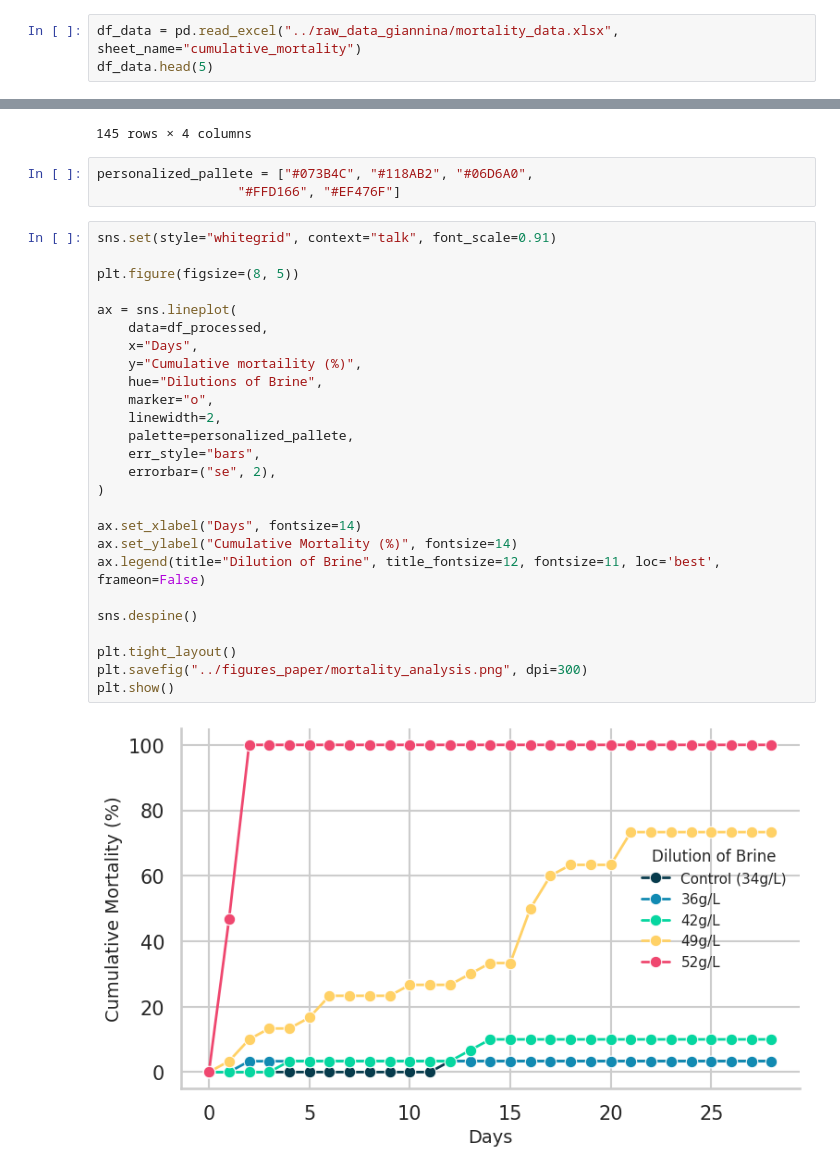
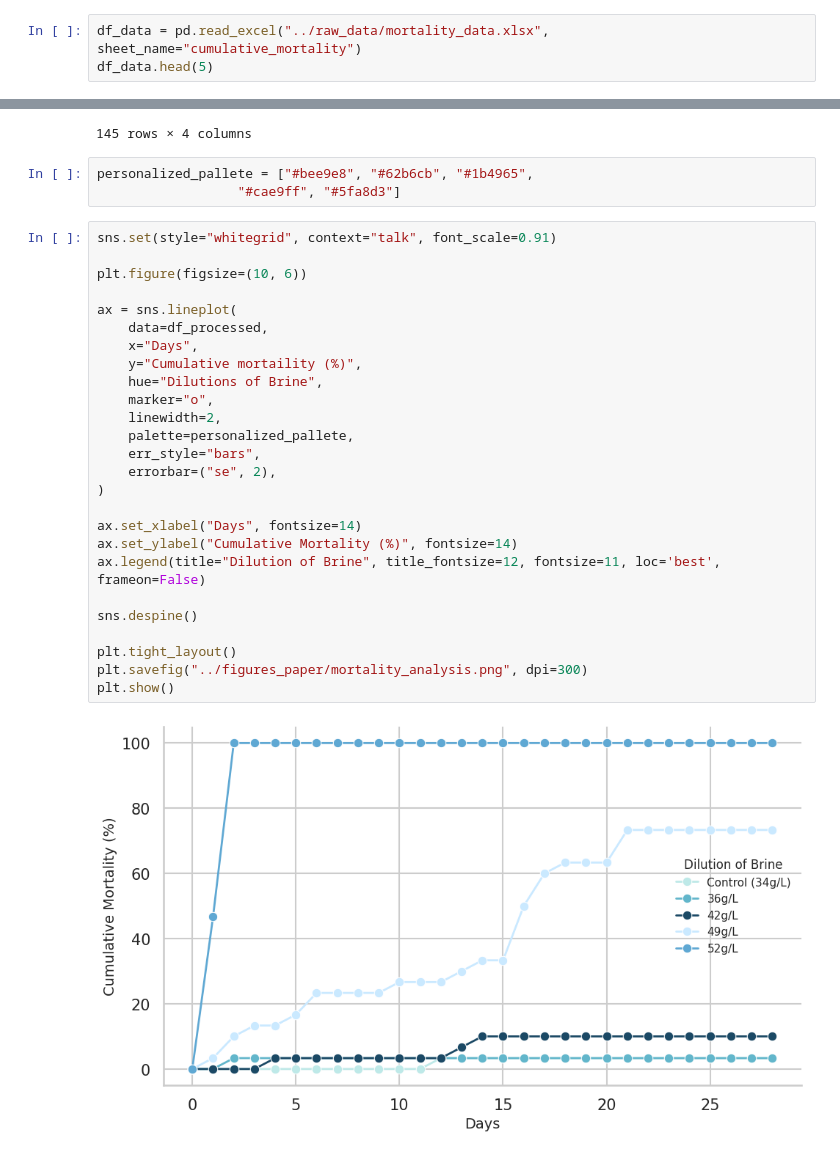
Before and after one commit to dMedinaO/PI5P4K_analysis, a Jupyter notebook: notebook_analysis/mortality_analysis.ipynb, the cells around one changed output, grey strips where cells are left out. Cells and saved outputs as stored; diff of their text form.

```diff
--- a/notebook_analysis/mortality_analysis.ipynb
+++ b/notebook_analysis/mortality_analysis.ipynb
@@ -12,7 +12,7 @@ import matplotlib.pyplot as plt
 # %% [markdown]
 - Read dataset and prepare for statistical analysis
 # %%
-df_data = pd.read_excel("../raw_data_giannina/mortality_data.xlsx", sheet_name="cumulative_mortality")
+df_data = pd.read_excel("../raw_data/mortality_data.xlsx", sheet_name="cumulative_mortality")
 df_data.head(5)
 # %% [output]
 |  | Days | control (34g/L) | 36g/L | 42g/L | 49g/L | 52g/L |
@@ -63,34 +63,34 @@ df_processed
 | 143 | 27 | 27 | 100.0 | 52g/L |
 | 144 | 28 | 28 | 100.0 | 52g/L |
 145 rows × 4 columns
-# %%
-personalized_pallete = ["#073B4C", "#118AB2", "#06D6A0",
-                  "#FFD166", "#EF476F"]
+# %%
+personalized_pallete = ["#bee9e8", "#62b6cb", "#1b4965",
+                  "#cae9ff", "#5fa8d3"]
 # %%
 sns.set(style="whitegrid", context="talk", font_scale=0.91)
 
-plt.figure(figsize=(8, 5))
+plt.figure(figsize=(10, 6))
 
 ax = sns.lineplot(
     data=df_processed,
     x="Days",
     y="Cumulative mortaility (%)",
     hue="Dilutions of Brine",
     marker="o",
     linewidth=2,
     palette=personalized_pallete,
     err_style="bars",
     errorbar=("se", 2),
 )
 
 ax.set_xlabel("Days", fontsize=14)
 ax.set_ylabel("Cumulative Mortality (%)", fontsize=14)
 ax.legend(title="Dilution of Brine", title_fontsize=12, fontsize=11, loc='best', frameon=False)
 
 sns.despine()
 
 plt.tight_layout()
 plt.savefig("../figures_paper/mortality_analysis.png", dpi=300)
 plt.show()
 # %% [output]
-[figure, old version]
+[figure, new version]
```
Also changed, not shown: 15 other files.
